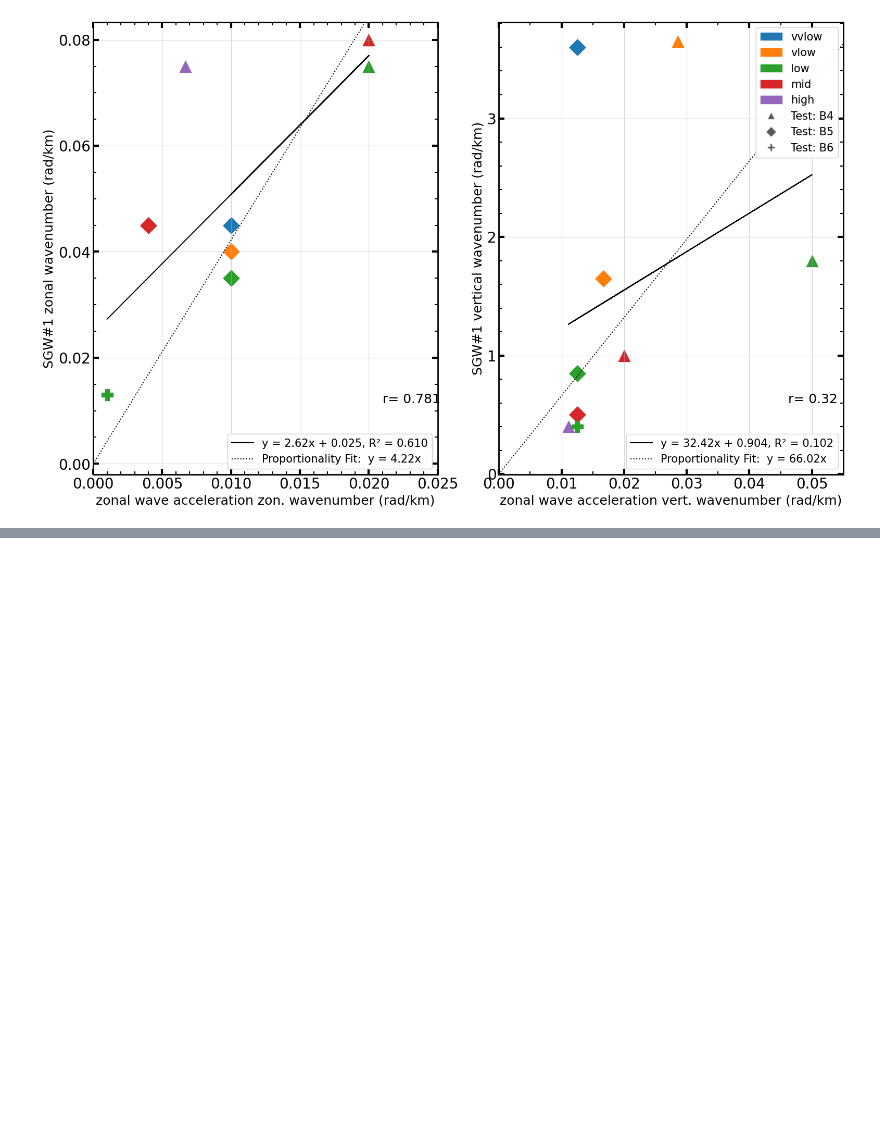
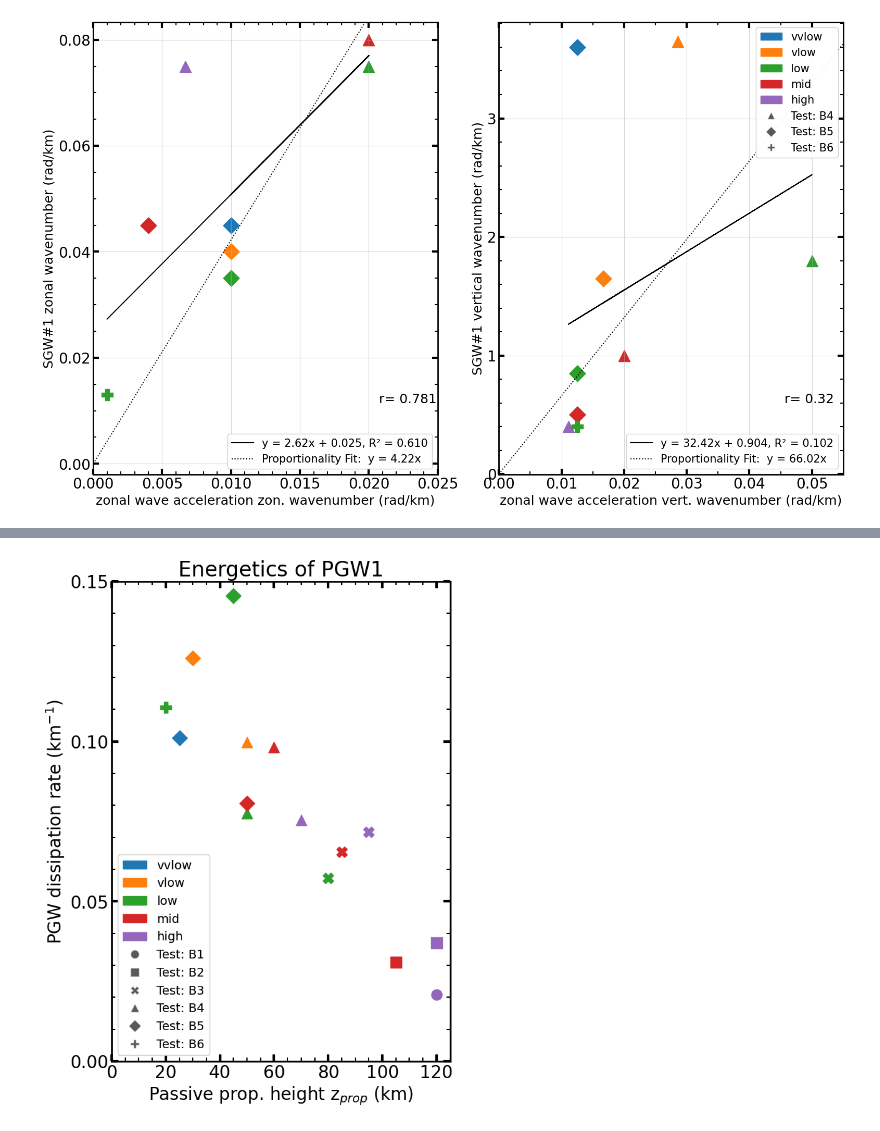
Before and after one commit to mojeamjad/Idealized_SGW_simulations, a Jupyter notebook: Scatterplots.ipynb, the cells around one changed output, grey strips where cells are left out. Cells and saved outputs as stored; diff of their text form; code cells hidden in the pictures; blank space fills up the shorter version.

Commit message:
Add files via upload
all scatter plots in the main draft

```diff
--- a/Scatterplots.ipynb
+++ b/Scatterplots.ipynb
@@ -655,0 +822,8 @@ plt.show()
+# %%
+data = readsav('../data/Fig19.sav')
+# diagnosed PGW vertical wavenumber with the expected MW vertical wavenumber
+df = pd.DataFrame(data=data['codes'][:-2],columns = ['Test_name'])
+df, tnames, tstrength, legend_elements = marker_color(df)
+
+df ['x']= data['zs'][:-2]; df['y'] = data['g1s'][:-2];
+df
@@ -655,0 +847,31 @@ plt.show()
+# %%
+fig, ax = plt.subplots(figsize=(7, 10))
+
+ax.tick_params(axis='both', which='major',  length=8, width=3, direction ='in', top=True, right=True)
+ax.tick_params(axis='both', which='minor',  length=4, width=1.5, direction ='in', top=True, right=True)
+# Scatter plot with colors and markers
+for i in range(len(df)):
+    ax.scatter(df.at[i, 'x'], df.at[i, 'y'], color=df.at[i, 'color'], s=150, marker=df.at[i, 'marker'])
+
+# Set axis limits
+# x = np.arange(0, 5, 0.5)
+ax.set_xlim([0, None])
+ax.set_ylim([0, 0.15])
+ax.yaxis.set_major_locator(MultipleLocator(0.05))
+ax.yaxis.set_minor_locator(MultipleLocator(0.01))
+ax.xaxis.set_major_locator(MultipleLocator(20))
+ax.xaxis.set_minor_locator(MultipleLocator(5))
+
+# Add grid and labels
+ax.set_xlabel("Passive prop. height z$_{prop}$ (km)")
+ax.set_ylabel("PGW dissipation rate (km$^{-1}$)")
+ax.set_title("Energetics of PGW1")
+
+# Legend for scatter points
+scatter_legend = ax.legend(handles=legend_elements, loc="lower left", fontsize=14)
+ax.add_artist(scatter_legend)  # Add the scatter legend manually
+
+
+plt.show()
+# %% [output]
+[figure, added]
```
Also changed, not shown: parts of 12 cells of this notebook.
